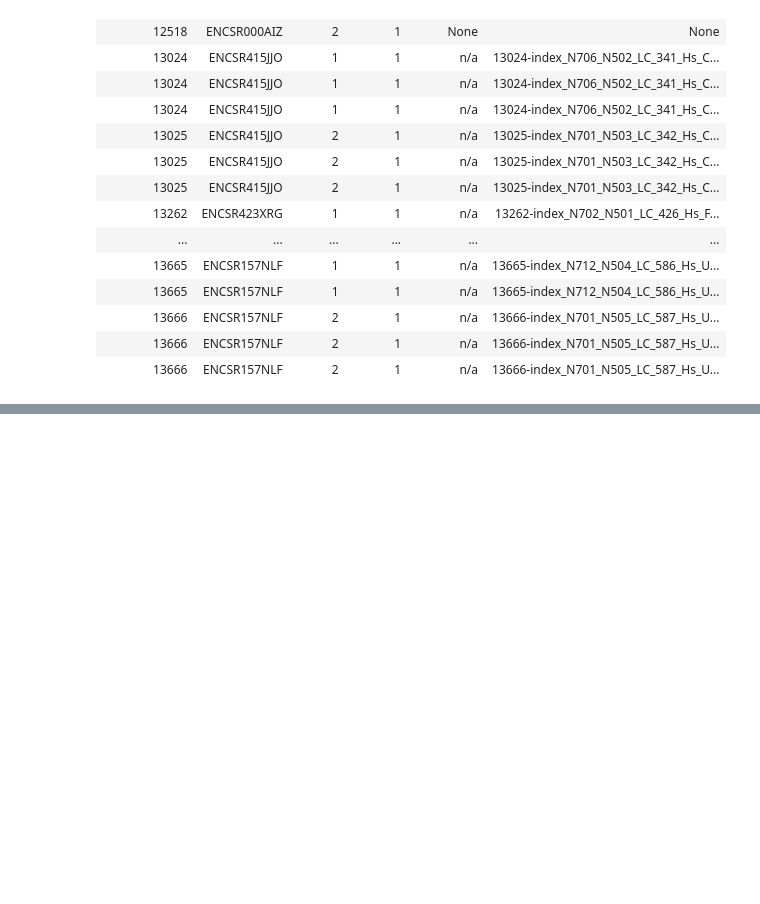
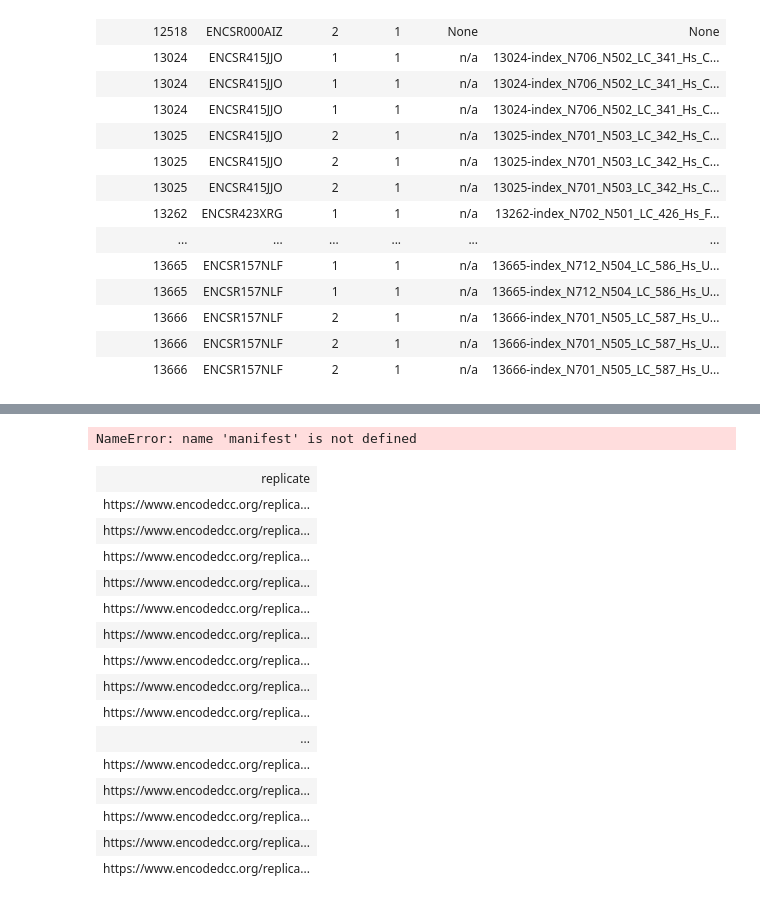
Before and after one commit to detrout/encode3-curation, a Jupyter notebook: single-cell-gm12878-and-brain-preparation.ipynb, the cells around one changed output, grey strips where cells are left out. Drawn from its saved outputs; the diff is of its cells as text; code cells hidden in the pictures; blank space fills up the shorter version.

```diff
--- a/single-cell-gm12878-and-brain-preparation.ipynb
+++ b/single-cell-gm12878-and-brain-preparation.ipynb
@@ -62,7 +65,7 @@ dry_run = True
 ## Load single cell to submit sheet
 # %%
 #sheet_name = '0Aq6WcUiK26MIdDhINnptRUU1YkxVbkxhYWhfSm5HNlE'
-sheet_name = "Brian's view of Single Cell data to submit"
+sheet_name = "Y2Q2 - Brian's view of Single Cell data to submit "
 brians_view = gcat.get_file(sheet_name, sheet='New library-replicates needed', fmt='pandas_excel')
 # %%
 brians_view.sheet_names
@@ -443,17 +445,25 @@ flowcells
 # %% [markdown]
 Convert the above matrix into a form useful for patching at the DCC.
 # %%
-replicate_lanes = {}
-replicate_to_platform = {}
+replicate_props = {}
+replicate_props['lanes'] = {}
+replicate_props['platform'] = {}
+replicate_props['read_length'] = {}
+replicate_props['is_paired'] = {}
 for row in flowcells:
     replicate = str(row['replicate'])
     barcode = str(row['barcode'])
-    platform = str(row['platform_id'])
+    platform = urlparse.urlparse(str(row['platform_id'])).path
+    is_paired = True if str(row['flowcell_type']).lower() == 'paired' else False
+    read_length = int(str(row['read_length']))
+
     if barcode:
         barcode = barcode.split(':')[1]
     lane = {'barcode': barcode, 'flowcell': str(row['flowcell_id']), 'lane': str(row['lane_number']), 'machine': str(row['sequencer'])}
-    replicate_lanes.setdefault(replicate, []).append(lane)
-    replicate_to_platform.setdefault(replicate, []).append(platform)
+    replicate_props['lanes'].setdefault(replicate, []).append(lane)
+    replicate_props['platform'].setdefault(replicate, set()).add(platform)
+    replicate_props['is_paired'].setdefault(replicate, set()).add(is_paired)
+    replicate_props['read_length'].setdefault(replicate, set()).add(read_length)
 # %%
 def update_flowcell_details(replicate_lanes, dry_run=dry_run):
     to_update = 0
@@ -473,5 +540,6 @@ Need to update 77 of 77 replicates
 # %% [markdown]
 ### replicates run on both platforms
 # %%
-[ x for x in replicate_to_platform if len(replicate_to_platform[x]) > 1 ]
+for replicate in [ x for x in replicate_to_platform if len(replicate_to_platform[x]) > 1 ]:
+    display_html('<a href="{0}">{0}</a>'.format(replicate), raw=True)
 # %% [output]
@@ -649,2 +719,36 @@ manifest
 # %%
 manifest.to_csv('/tmp/manifest.txt', sep='\t', index=False)
+# %% [output]
+NameError: name 'manifest' is not defined
+# %%
+%%sparql -m model
+select ?replicate ?wold_library_id
+where {
+   ?library a htsw:Library ;
+            htsw:library_id ?wold_library_id ;
+            htsw:has_lane ?lane ;
+            library:library ?dcc_library .
+   ?replicate replicate:library ?dcc_library.
+   ?lane htsw:flowcell ?flowcell .
+   ?flowcell htsw:flowcell_id ?flowcell_id ;
+
+
+}
+order by ?replicate
+# %% [output]
+| replicate |
+| https://www.encodedcc.org/replica... |
+| https://www.encodedcc.org/replica... |
+| https://www.encodedcc.org/replica... |
+| https://www.encodedcc.org/replica... |
+| https://www.encodedcc.org/replica... |
+| https://www.encodedcc.org/replica... |
+| https://www.encodedcc.org/replica... |
+| https://www.encodedcc.org/replica... |
+| https://www.encodedcc.org/replica... |
+| ... |
+| https://www.encodedcc.org/replica... |
+| https://www.encodedcc.org/replica... |
+| https://www.encodedcc.org/replica... |
+| https://www.encodedcc.org/replica... |
+| https://www.encodedcc.org/replica... |
```
Also changed, not shown: parts of 19 cells of this notebook.
